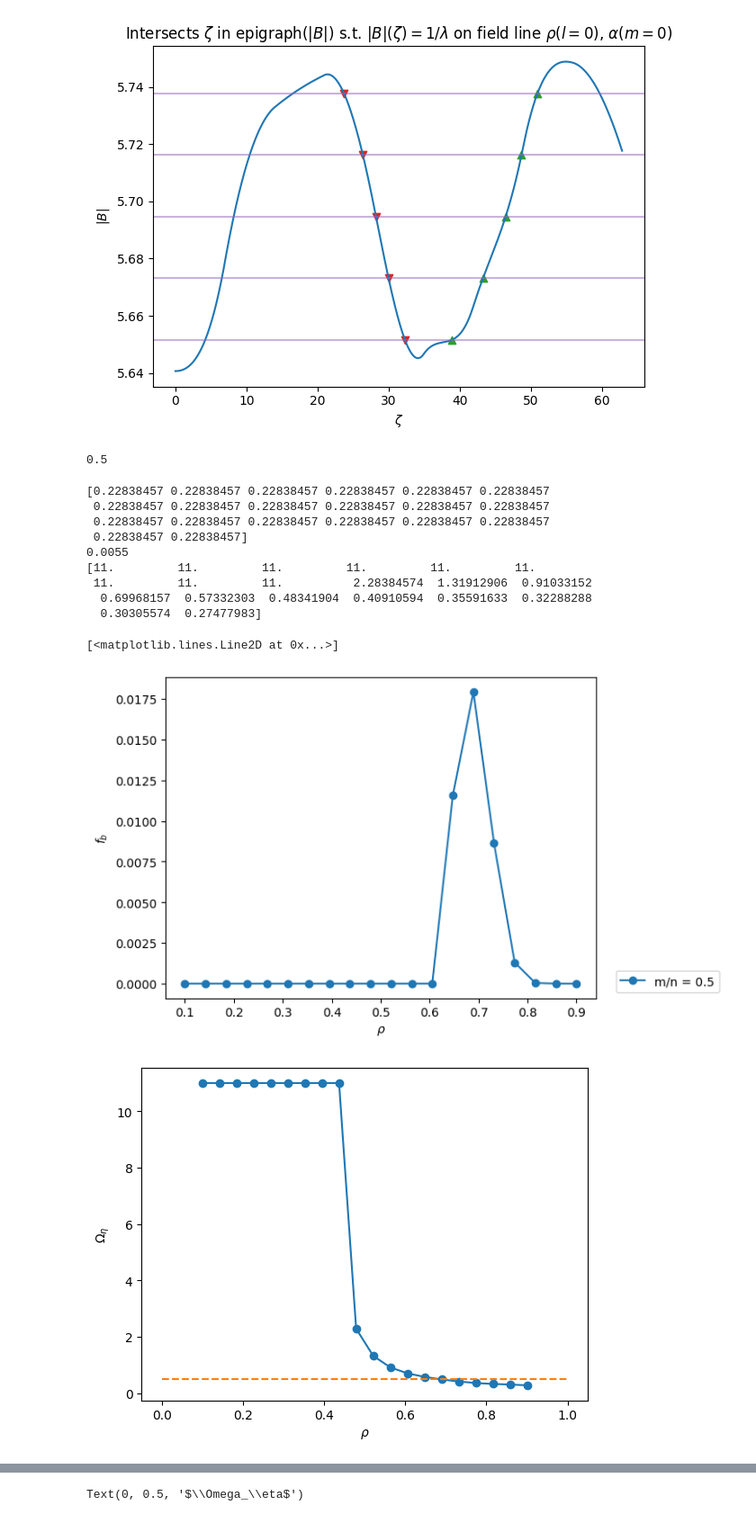
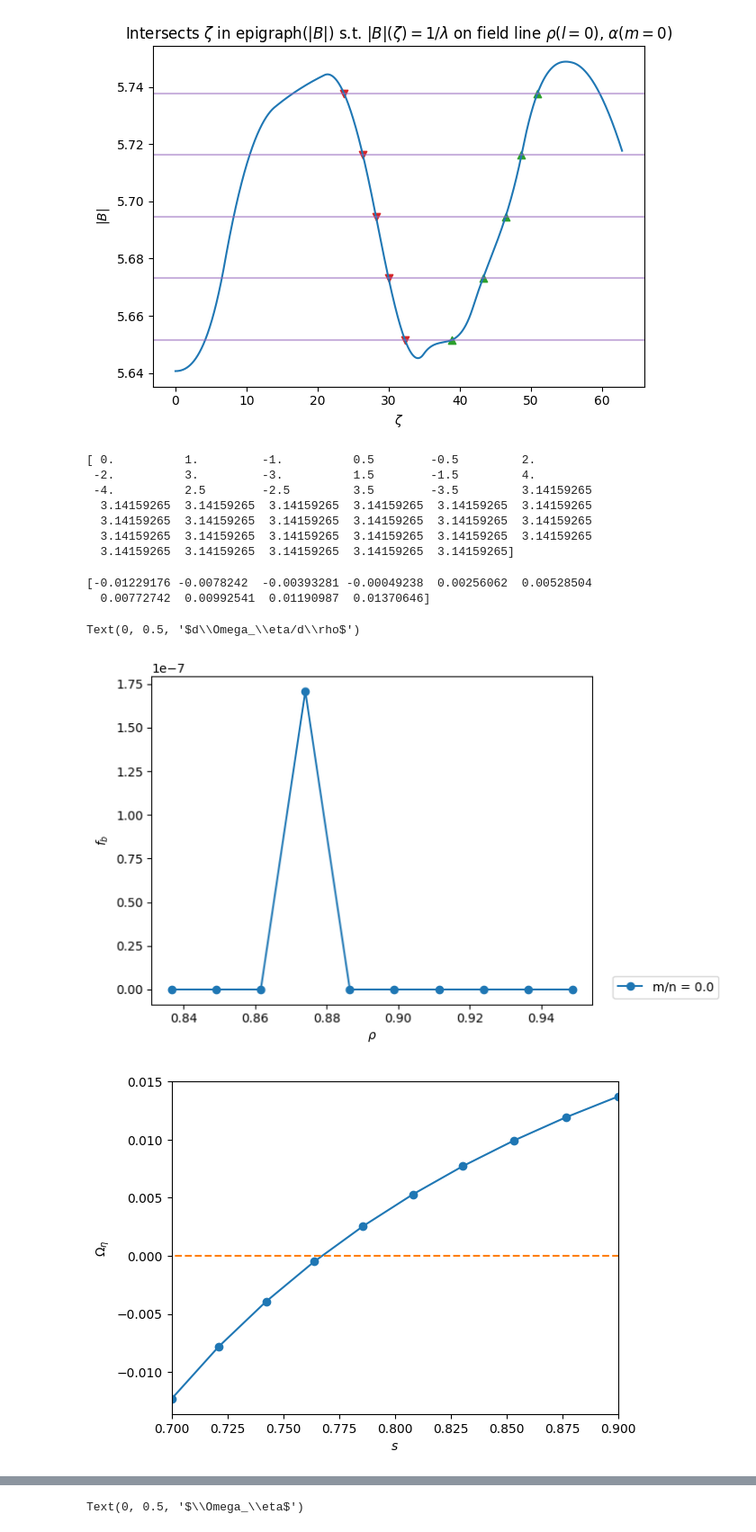
Before and after one commit to jlabbate15/DESC_TrappedRes, a Jupyter notebook: desc/ResonanceOpt/results_01282026.ipynb, the cells around one changed output, grey strips where cells are left out. Shown: that part at 90% size. Saved outputs shown, nothing was run; the diff lists cells and outputs as text; code cells hidden in the pictures.

Commit message:
conservative island width likely correct now

```diff
--- a/desc/ResonanceOpt/results_01282026.ipynb
+++ b/desc/ResonanceOpt/results_01282026.ipynb
@@ -12,19 +12,21 @@ from desc.examples import get
 
 
 ## Inputs
-eq = desc.io.load("desc_eq_beta2.5_QA.h5")
+eq = desc.io.load("IslandWidthTesting/precise_QA_output.h5")[-1]
 # eq = get('HELIOTRON')
 
 # rhos = np.sqrt(np.linspace(0.1,0.9,20)) # rho = sqrt(s)
-rhos = np.linspace(0.1,0.9,20)
-alphas = np.linspace(0,2*np.pi,4)
+rhos = np.linspace(0.7**0.5,0.9**0.5,10)
+alphas = np.linspace(0,2*np.pi,30)
 # pitch_invs = None
 N=0
-num_transit = 6
+num_transit = 8
 wd_blur = 1.2
 num_pitch = 2
-pitch_invs = np.linspace(5.999,6.01,num_pitch)
-KE_frac = 1
+pitch_invs = np.linspace(1.0795576913196268,1.09,num_pitch)
+KE_frac = 1e-5
+pp = 0
+qq = 1
 ##
 # %%
 obj = TrappedResonance(
@@ -42,7 +44,10 @@ obj = TrappedResonance(
                         STAB_SACRIFICE=False, # True = sacrifice Omega_eta' for numerical stability,
                         DEBUG=True,
                         bt_filter_flag=False,
-                        rt_filter_flag=False
+                        rt_filter_flag=False,
+                        QS_flag=True,
+                        knots_per_transit=100,
+                        num_quad=48
                       )
 obj.build()
 value = obj.compute(eq.params_dict)
@@ -92,25 +97,16 @@ def npmean_nz(x,axis=0):
 # %%
 # Resonance array information
 res_arr = value['res_arr']
-print(res_arr[3])
-i_res = 3
+print(res_arr)
+i_res = 0
 # %% [output]
-0.5
+[ 0.          1.         -1.          0.5        -0.5         2.
+ -2.          3.         -3.          1.5        -1.5         4.
+ -4.          2.5        -2.5         3.5        -3.5         3.14159265
+  3.14159265  3.14159265  3.14159265  3.14159265  3.14159265  3.14159265
+  3.14159265  3.14159265  3.14159265  3.14159265  3.14159265  3.14159265
+  3.14159265  3.14159265  3.14159265  3.14159265  3.14159265  3.14159265
+  3.14159265  3.14159265  3.14159265  3.14159265  3.14159265]
-# %%
-wd = value['wd']
-print(wd[:,0,0,i_res])
-print(11*0.0005)
-print(value['omega_arr'][:,0,0])
-# %% [output]
-[0.22838457 0.22838457 0.22838457 0.22838457 0.22838457 0.22838457
- 0.22838457 0.22838457 0.22838457 0.22838457 0.22838457 0.22838457
- 0.22838457 0.22838457 0.22838457 0.22838457 0.22838457 0.22838457
- 0.22838457 0.22838457]
-0.0055
-[11.         11.         11.         11.         11.         11.
- 11.         11.         11.          2.28384574  1.31912906  0.91033152
-  0.69968157  0.57332303  0.48341904  0.40910594  0.35591633  0.32288288
-  0.30305574  0.27477983]
 # %%
 # 1. Is f_b doing what we want it to do?
 
@@ -120,35 +116,47 @@ omega_arr = value['omega_arr'] # := (rho,Bc,well)
 # omega_arr = omega_arr[:,0] # := (rho)
 omega_arr = omega_arr[:,0,0] # := (rho)
 
 rhos = value['rhos'] # := (rho)
 # rhos = npmean_nz(rhos,axis=-1) # := (rho)
 
 f_b = value['f_b'] # := (rho,Bc,well,res)
 # f_b = npmean_nz(f_b,axis=-2) # := (rho,Bc,res)
 # f_b = f_b[:,0,:] # := (rho,res)
 f_b = f_b[:,0,0,:] # := (rho,res)
 
 res_arr = value['res_arr'] # := (res)
 
 fig1,ax1 = plt.subplots()
 for i in range(0,f_b.shape[-1]):
     # if res_arr[i] != np.pi or res_arr[i] == 0 or res_arr[i] == 1:
     if i == i_res:
         ax1.plot(rhos,f_b[:,i],'-o',label='m/n = '+str(res_arr[i]))
 
 # ax1.set_xlabel(r'$\Omega_\eta$')
 ax1.set_xlabel(r'$\rho$')
 ax1.set_ylabel(r'$f_b$')
 ax1.legend(loc='lower right',bbox_to_anchor=(1.3, 0))
 
 fig,ax = plt.subplots()
-ax.plot(rhos,omega_arr,'-o')
-ax.set_xlabel(r'$\rho$')
+ax.plot(rhos**2,omega_arr,'-o')
+ax.set_xlabel(r'$s$')
 ax.set_ylabel(r'$\Omega_\eta$')
 ax.plot([0,1],[res_arr[i_res],res_arr[i_res]],'--')
 # ax.plot([0,1],[1,1],'--')
 # ax.set_ylim([-0.1,0.1])
+ax.set_xlim([0.700,0.900])
+print(omega_arr)
+
+omega_prime = value['Omega_prime'] # := (rho,Bc,well)
+omega_prime = omega_prime[:,0,0,i_res] # := (rho)
+
+fig11,ax11 = plt.subplots()
+ax11.plot(rhos,omega_prime,'-o')
+ax11.set_xlabel(r'$\rho$')
+ax11.set_ylabel(r'$d\Omega_\eta/d\rho$')
 # %% [output]
-[<matplotlib.lines.Line2D at 0x...>]
+[-0.01229176 -0.0078242  -0.00393281 -0.00049238  0.00256062  0.00528504
+  0.00772742  0.00992541  0.01190987  0.01370646]
+Text(0, 0.5, '$d\\Omega_\\eta/d\\rho$')
-[figure, old version]
+[figure, new version]
-[figure, old version]
+[figure, new version]
```
Also changed, not shown: parts of 2 cells of this notebook, 6 other files.
